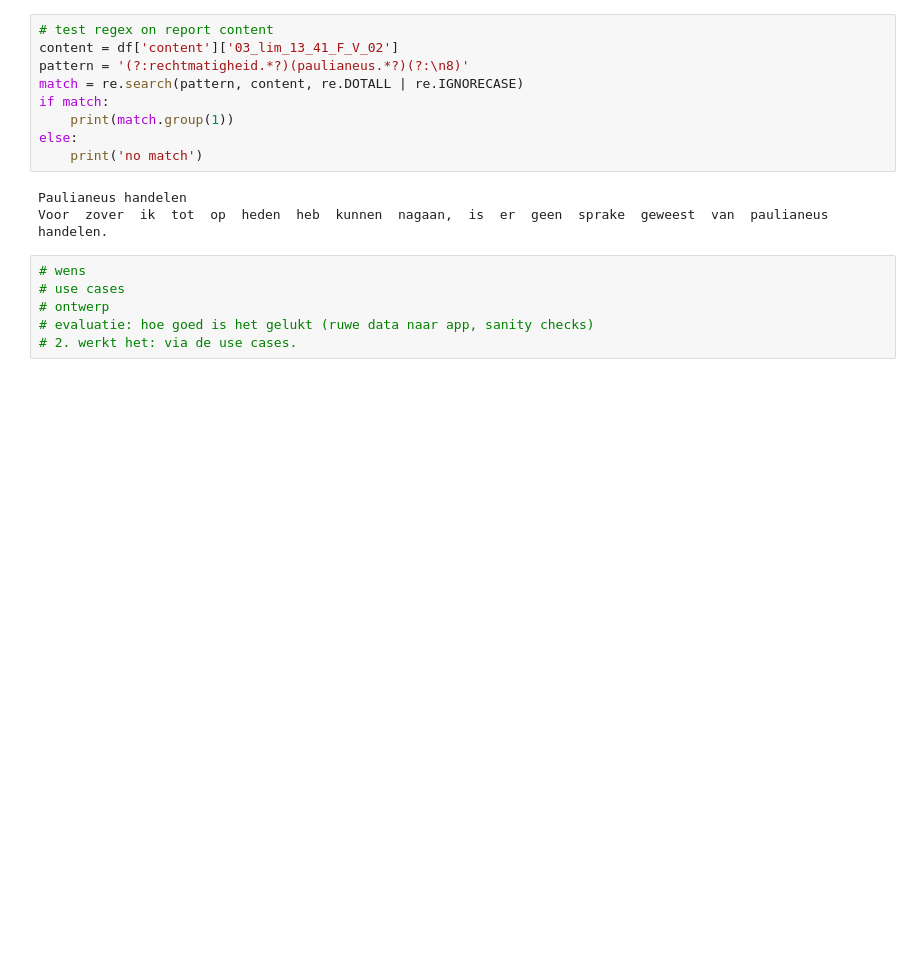
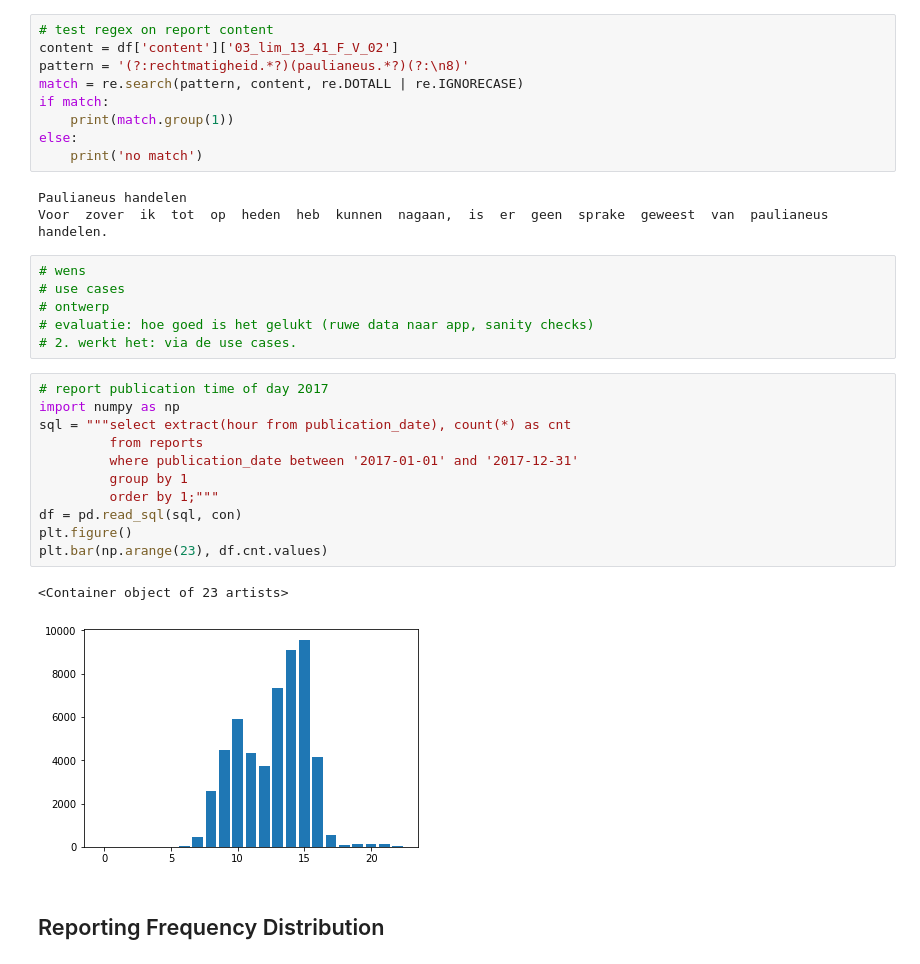
Before and after one commit to quantleap/is-ds-thesis, a Jupyter notebook: notebooks/Reports - dataset description.ipynb, the cells around one changed output. Cells and saved outputs as stored; diff of their text form; blank space fills up the shorter version.

```diff
--- a/notebooks/Reports - dataset description.ipynb
+++ b/notebooks/Reports - dataset description.ipynb
@@ -578,3 +578,19 @@ handelen.
 # ontwerp
 # evaluatie: hoe goed is het gelukt (ruwe data naar app, sanity checks)
 # 2. werkt het: via de use cases.
+# %%
+# report publication time of day 2017
+import numpy as np
+sql = """select extract(hour from publication_date), count(*) as cnt
+         from reports
+         where publication_date between '2017-01-01' and '2017-12-31'
+         group by 1
+         order by 1;"""
+df = pd.read_sql(sql, con)
+plt.figure()
+plt.bar(np.arange(23), df.cnt.values)
+# %% [output]
+<Container object of 23 artists>
+[figure, added]
+# %% [markdown]
+## Reporting Frequency Distribution
```
Also changed, not shown: parts of 8 cells of this notebook, 17 other files.
